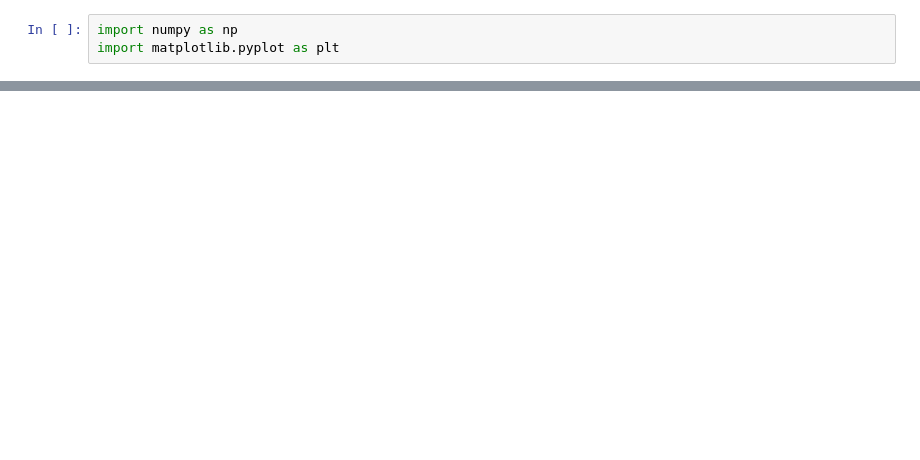
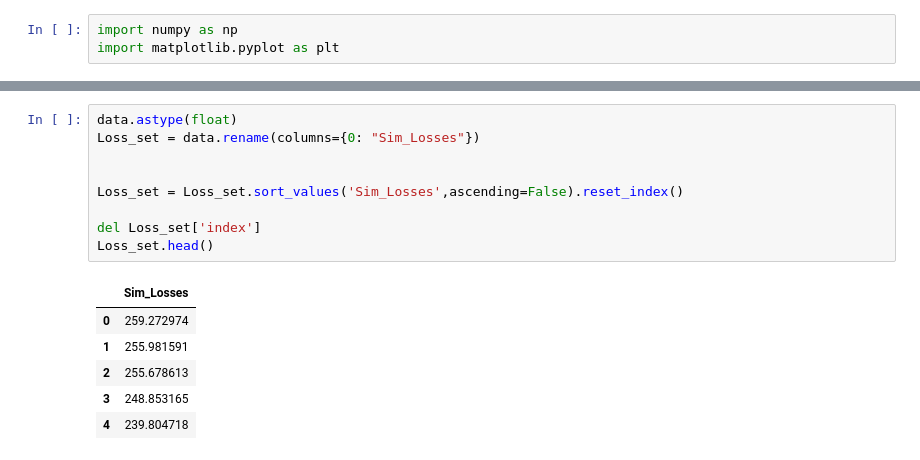
Before and after one commit to FN-1337/Hurricane_Landfall, a Jupyter notebook: HUR_data/2_MonteCarlo_Sim.ipynb, the cells around one changed output, grey strips where cells are left out. Drawn from its saved outputs; the diff is of its cells as text; blank space fills up the shorter version.

```diff
--- a/HUR_data/2_MonteCarlo_Sim.ipynb
+++ b/HUR_data/2_MonteCarlo_Sim.ipynb
@@ -84,0 +102,16 @@ from scipy import random
+# %%
+data.astype(float)
+Loss_set = data.rename(columns={0: "Sim_Losses"})
+
+
+Loss_set = Loss_set.sort_values('Sim_Losses',ascending=False).reset_index()
+
+del Loss_set['index']
+Loss_set.head()
+# %% [output]
+|  | Sim_Losses |
+| 0 | 259.272974 |
+| 1 | 255.981591 |
+| 2 | 255.678613 |
+| 3 | 248.853165 |
+| 4 | 239.804718 |
```
Also changed, not shown: parts of 20 cells of this notebook, 13 other files.
